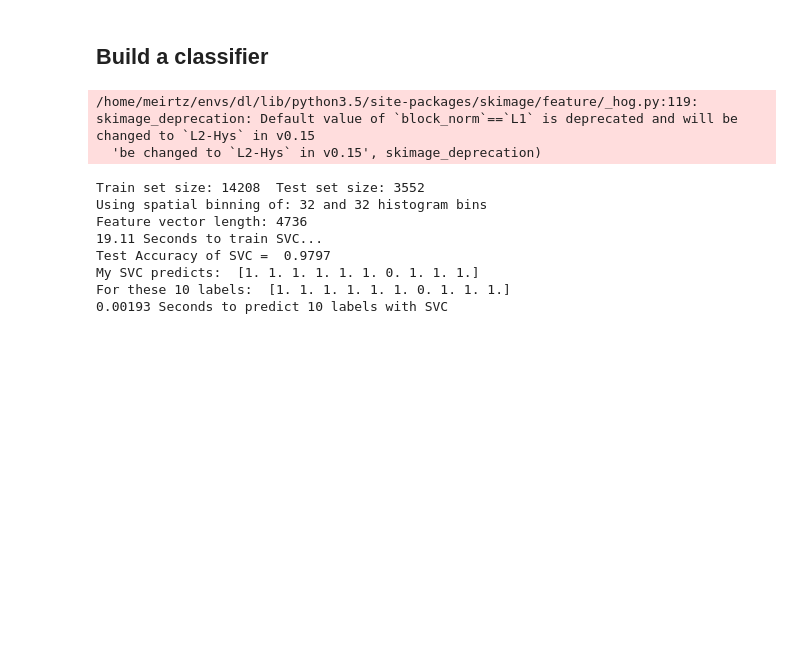
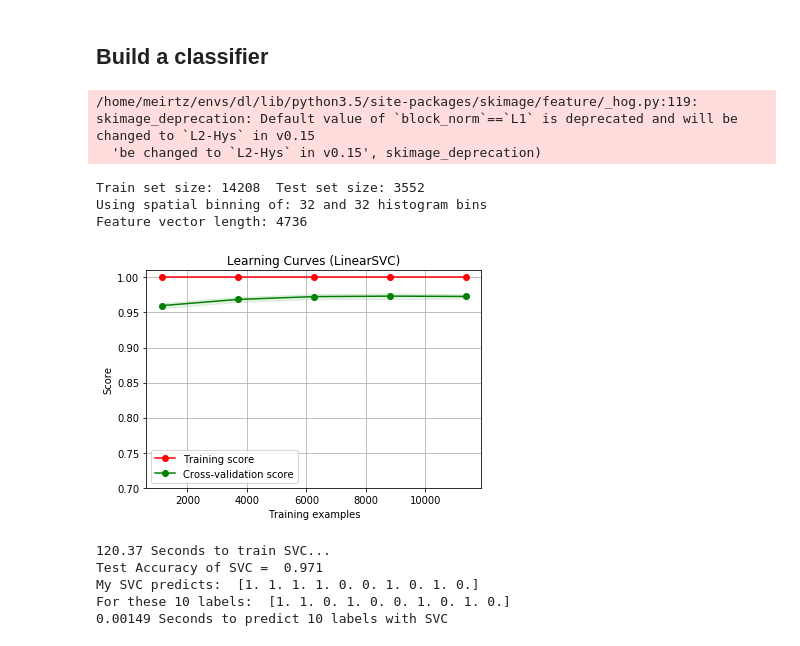
Before and after one commit to Meirtz/CarND-Vehicle-Detection, a Jupyter notebook: P5.ipynb, the cells around one changed output. Saved outputs shown, nothing was run; the diff lists cells and outputs as text; code cells hidden in the pictures; blank space fills up the shorter version.

```diff
--- a/P5.ipynb
+++ b/P5.ipynb
@@ -158,29 +233,29 @@ else:
+# %%
+import time
+from sklearn.svm import LinearSVC
+from sklearn.preprocessing import StandardScaler
+# NOTE: the next import is only valid
+# for scikit-learn version <= 0.17
+# if you are using scikit-learn >= 0.18 then use this:
+# from sklearn.model_selection import train_test_split
+from sklearn.model_selection import train_test_split
+
+# TODO play with these values to see how your classifier
+# performs under different binning scenarios
+spatial = 32
+histbin = 32
+color_space = 'YUV'
+orient=8
+hist_bins = 32
+pix_per_cell=8
+cell_per_block=2
 # %%
-import time
-from sklearn.svm import LinearSVC
-from sklearn.preprocessing import StandardScaler
-# NOTE: the next import is only valid
-# for scikit-learn version <= 0.17
-# if you are using scikit-learn >= 0.18 then use this:
-# from sklearn.model_selection import train_test_split
-from sklearn.cross_validation import train_test_split
-
-# TODO play with these values to see how your classifier
-# performs under different binning scenarios
-cspace = 'LUV'
-spatial = 32
-histbin = 32
-color_space = 'LUV'
-orient=8
-pix_per_cel=8
-cell_per_block=2
-
-car_features = extract_features(cars, cspace=cspace, spatial_size=(spatial, spatial),
-                        hist_bins=histbin, hist_range=(0, 256), orient=orient,
-                                pix_per_cel=pix_per_cel, cell_per_block=cell_per_block)
-notcar_features = extract_features(notcars, cspace=cspace, spatial_size=(spatial, spatial),
-                        hist_bins=histbin, hist_range=(0, 256), orient=orient,
-                                pix_per_cel=pix_per_cel, cell_per_block=cell_per_block)
+car_features = extract_features(cars, color_space=color_space, spatial_size=(spatial, spatial),
+                        hist_bins=hist_bins, orient=orient,
+                                pix_per_cell=pix_per_cell, cell_per_block=cell_per_block)
+notcar_features = extract_features(notcars, color_space=color_space, spatial_size=(spatial, spatial),
+                        hist_bins=hist_bins, orient=orient,
+                                pix_per_cell=pix_per_cell, cell_per_block=cell_per_block)
 # Create an array stack of feature vectors
 X = np.vstack((car_features, notcar_features)).astype(np.float64)
 # Fit a per-column scaler
@@ -196,35 +271,46 @@ y = np.hstack((np.ones(len(car_features)), np.zeros(len(notcar_features))))
 rand_state = np.random.randint(0, 100)
 X_train, X_test, y_train, y_test = train_test_split(
     scaled_X, y, test_size=0.2, random_state=rand_state)
 print("Train set size:", len(X_train)," Test set size:", len(X_test))
 
 print('Using spatial binning of:',spatial,
     'and', histbin,'histogram bins')
 print('Feature vector length:', len(X_train[0]))
 # Use a linear SVC
 svc = LinearSVC()
 # Check the training time for the SVC
 t=time.time()
+
+title = "Learning Curves (LinearSVC)"
+# Cross validation with 100 iterations to get smoother mean test and train
+# score curves, each time with 20% data randomly selected as a validation set.
+cv = ShuffleSplit(n_splits=10, test_size=0.2, random_state=rand_state)
+plot_learning_curve(svc, title, X_train, y_train, ylim=(0.7, 1.01), cv=cv, n_jobs=16)
+plt.show()
+
+
+
 svc.fit(X_train, y_train)
 t2 = time.time()
 print(round(t2-t, 2), 'Seconds to train SVC...')
 # Check the score of the SVC
 print('Test Accuracy of SVC = ', round(svc.score(X_test, y_test), 4))
 # Check the prediction time for a single sample
 t=time.time()
 n_predict = 10
 print('My SVC predicts: ', svc.predict(X_test[0:n_predict]))
 print('For these',n_predict, 'labels: ', y_test[0:n_predict])
 t2 = time.time()
 print(round(t2-t, 5), 'Seconds to predict', n_predict,'labels with SVC')
 # %% [output]
 /home/meirtz/envs/dl/lib/python3.5/site-packages/skimage/feature/_hog.py:119: skimage_deprecation: Default value of `block_norm`==`L1` is deprecated and will be changed to `L2-Hys` in v0.15
   'be changed to `L2-Hys` in v0.15', skimage_deprecation)
 Train set size: 14208  Test set size: 3552
 Using spatial binning of: 32 and 32 histogram bins
 Feature vector length: 4736
-19.11 Seconds to train SVC...
-Test Accuracy of SVC =  0.9797
-My SVC predicts:  [1. 1. 1. 1. 1. 1. 0. 1. 1. 1.]
-For these 10 labels:  [1. 1. 1. 1. 1. 1. 0. 1. 1. 1.]
-0.00193 Seconds to predict 10 labels with SVC
+[figure, added]
+120.37 Seconds to train SVC...
+Test Accuracy of SVC =  0.971
+My SVC predicts:  [1. 1. 1. 1. 0. 0. 1. 0. 1. 0.]
+For these 10 labels:  [1. 1. 0. 1. 0. 0. 1. 0. 1. 0.]
+0.00149 Seconds to predict 10 labels with SVC
```
Also changed, not shown: parts of 14 cells of this notebook.
